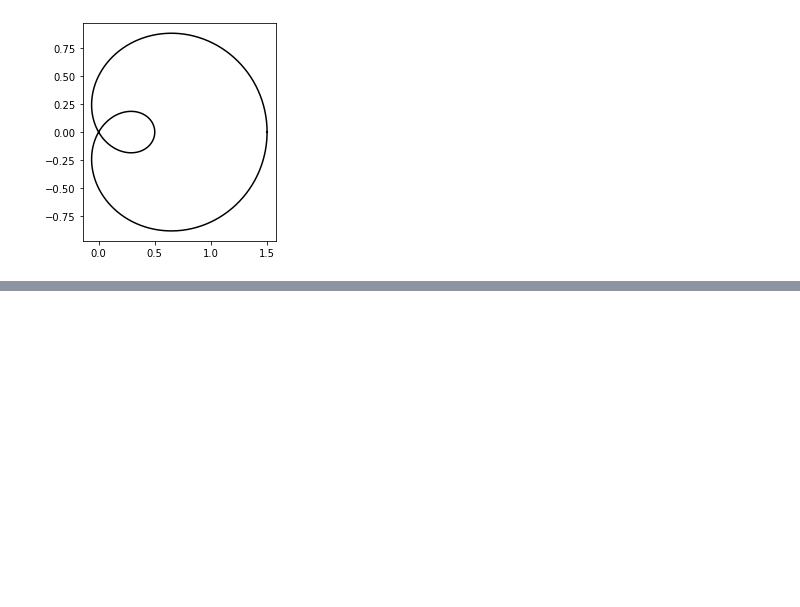
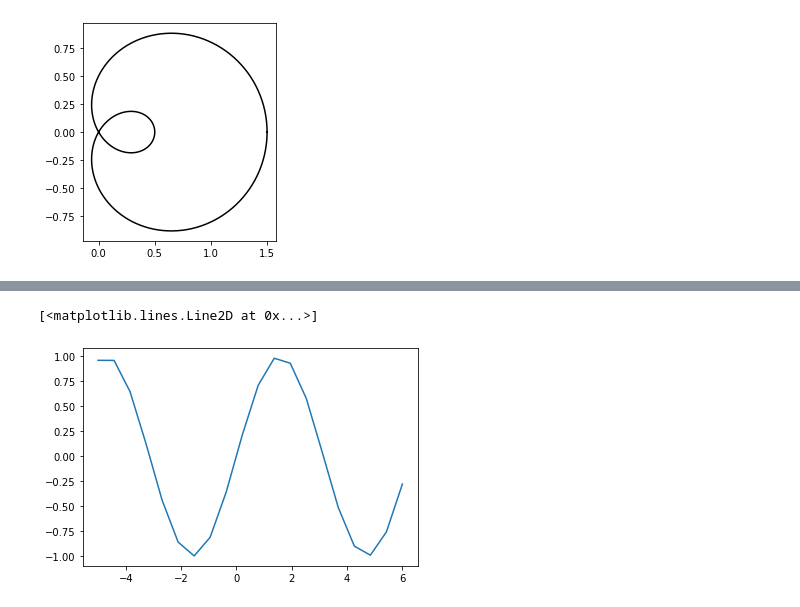
Before and after one commit to judesaincyr/Probability_Statistics-fall, a Jupyter notebook: saincyr_lab_1.ipynb, the cells around one changed output, grey strips where cells are left out. Saved outputs shown, nothing was run; the diff lists cells and outputs as text; code cells hidden in the pictures; blank space fills up the shorter version.

```diff
--- a/saincyr_lab_1.ipynb
+++ b/saincyr_lab_1.ipynb
@@ -450,0 +531,2 @@ ax.set(aspect=1)
+# %%
+y = np.sin(x)
@@ -450,0 +540,5 @@ ax.set(aspect=1)
+# %%
+plt.plot(x,y)
+# %% [output]
+[<matplotlib.lines.Line2D at 0x...>]
+[figure, added]
```
Also changed, not shown: parts of 62 cells of this notebook.
